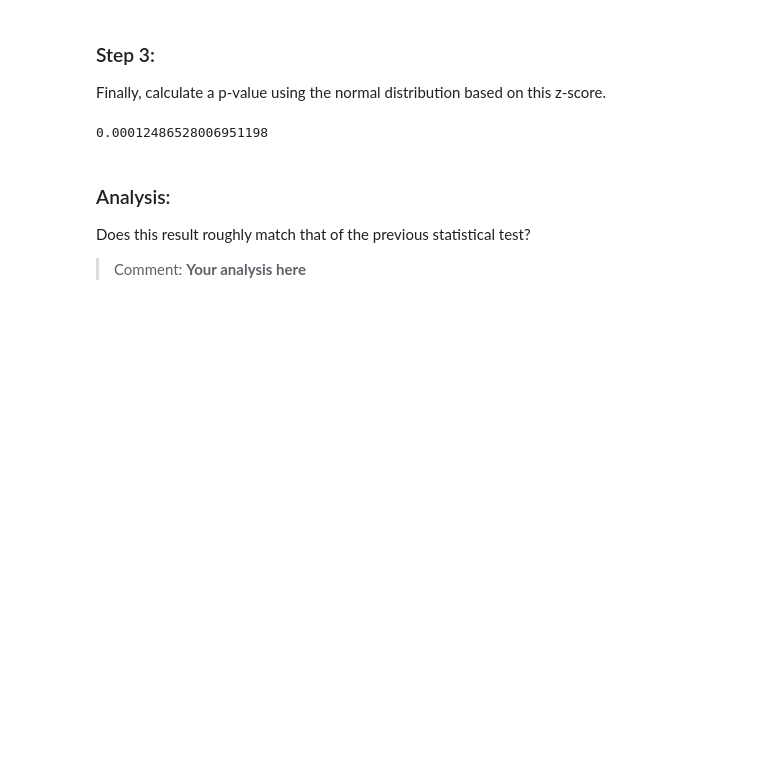
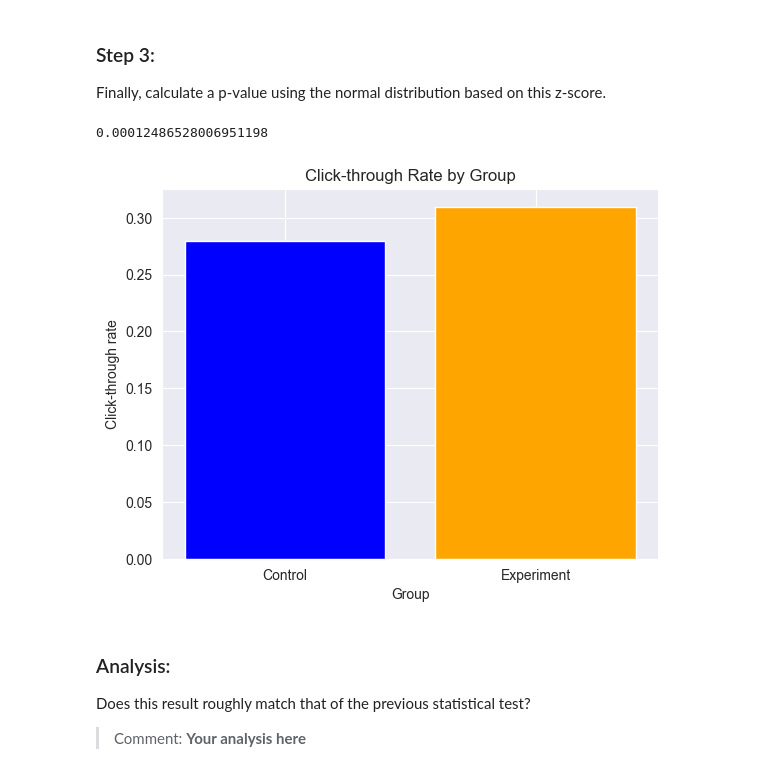
Before and after one commit to Vicker-Ivy/dsc-website-ab-testing-lab, a Jupyter notebook: index.ipynb, the cells around one changed output. Drawn from its saved outputs; the diff is of its cells as text; code cells hidden in the pictures; blank space fills up the shorter version.

```diff
--- a/index.ipynb
+++ b/index.ipynb
@@ -205,6 +215,18 @@ p_val = stats.norm.sf(z_score) #or 1 - stats.norm.cdf(z_score)
 print(p_val)
 # %% [output]
 0.00012486528006951198
+# %%
+# proportion of users who clicked in each group.
+groups = ['Control', 'Experiment']
+rates = [control.click.mean(), experiment.click.mean()]
+
+plt.bar(groups, rates, color=['blue', 'orange'])
+plt.ylabel('Click-through rate')
+plt.title('Click-through Rate by Group')
+plt.xlabel('Group')
+plt.show()
+# %% [output]
+[figure, added]
 # %% [markdown]
 ### Analysis:
 
```
Also changed, not shown: parts of 10 cells of this notebook.
